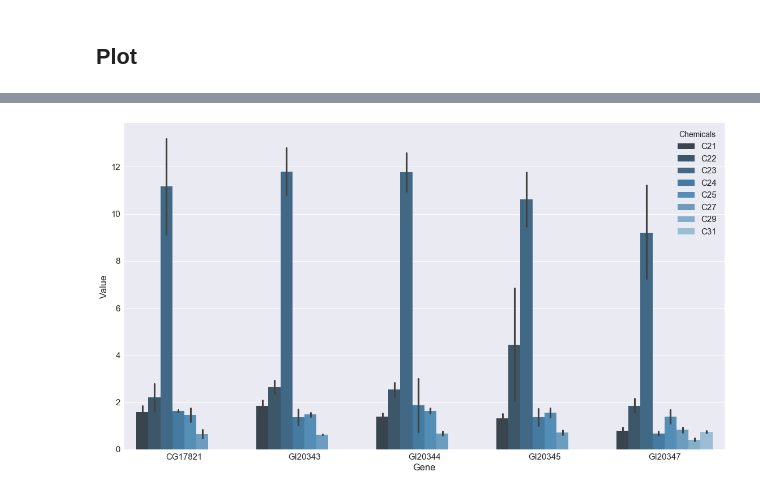
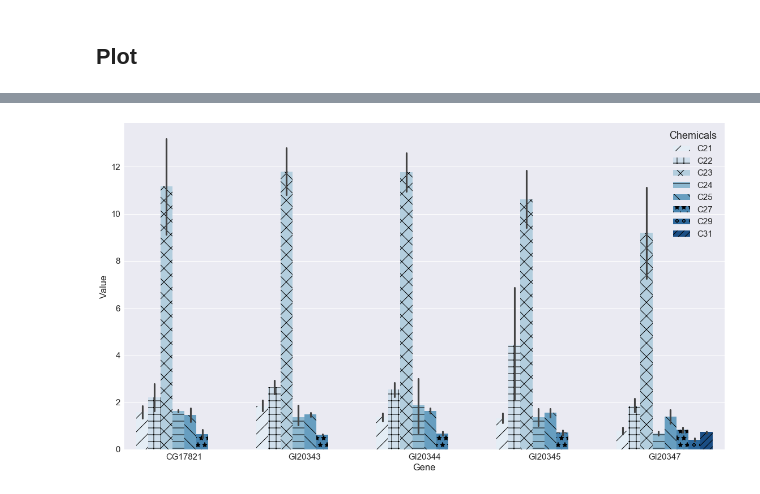
Before and after one commit to frankgut/Gene-plot, a Jupyter notebook: Gene.ipynb, the cells around one changed output, grey strips where cells are left out. Drawn from its saved outputs; the diff is of its cells as text; code cells hidden in the pictures.

```diff
--- a/Gene.ipynb
+++ b/Gene.ipynb
@@ -3,7 +3,9 @@ import pandas as pd
 import numpy as np
 import seaborn as sns
 import matplotlib.pyplot as plt
+import itertools
 %matplotlib inline
+sns.set_style('whitegrid')
 # %% [markdown]
 # Read data
 # %%
@@ -78,11 +80,22 @@ fig1 = sns.barplot(x="Gene",
                    y="Value",
                    hue="Chemicals",
                    data=data1_stack,
-                   palette="Blues_d",
+                   palette="Blues",
                    hue_order=['2Me-C24','2Me-C26','2Me-C28'],
                    ci=68) # Standard deviation level
 
+# Because my friends' advisor is color blindness, I added the patterns to the bars to help him distinguish them.
+num_locations = len(data1_stack.Gene.unique())
+hatches = itertools.cycle(['/', '+', 'x', '-', '\\', '*', 'o','//', 'O', '.'])
+for i, bar in enumerate(fig1.patches):
+    if i % num_locations == 0:
+        hatch = next(hatches)
+    bar.set_hatch(hatch)
+fig1.legend(loc='upper right', ncol=1, fancybox=True, shadow=True, title = 'Chemicals')
+
+
 # If you want a violin plot, use the one below.
+
 """
 fig1 = sns.violinplot(x="Gene",
                       y="Value",
@@ -99,30 +112,38 @@ plt.savefig('Gene1.pdf')
 # %%
 fig2 = plt.figure(figsize=(16,9))
 fig2.subplots_adjust(hspace=0.15,
                      top=0.96,
                      left=0.05,
                      right=0.97,
                      bottom=0.07)
 
 fig2 = sns.barplot(x="Gene",
                    y="Value",
                    hue="Chemicals",
                    data=data2_stack,
-                   palette="Blues_d",
+                   palette="Blues",
                    hue_order=['C21','C22','C23','C24','C25','C27','C29','C31'],
                    ci=68)
+
+num_locations = len(data2_stack.Gene.unique())
+hatches = itertools.cycle(['/', '+', 'x', '-', '\\', '*', 'o','//', 'O', '.'])
+for i, bar in enumerate(fig2.patches):
+    if i % num_locations == 0:
+        hatch = next(hatches)
+    bar.set_hatch(hatch)
+fig2.legend(loc='upper right', ncol=1, fancybox=True, shadow=True, title = 'Chemicals')
 
 # If you want a violin plot, use the one below. Violin plot looks very bad when you have many hue levels.
 """
 fig2 = sns.violinplot(x="Gene",
                       y="Value",
                       hue="Chemicals",
                       dodge=True,
                       sacle="count",
                       data=data2_stack,
                       hue_order=['C21','C22','C23','C24','C25','C27','C29','C31'])
 """
 
 plt.savefig('Gene2.pdf')
 # %% [output]
-[figure, old version]
+[figure, new version]
```
Also changed, not shown: parts of 1 cell of this notebook, 2 other files.
